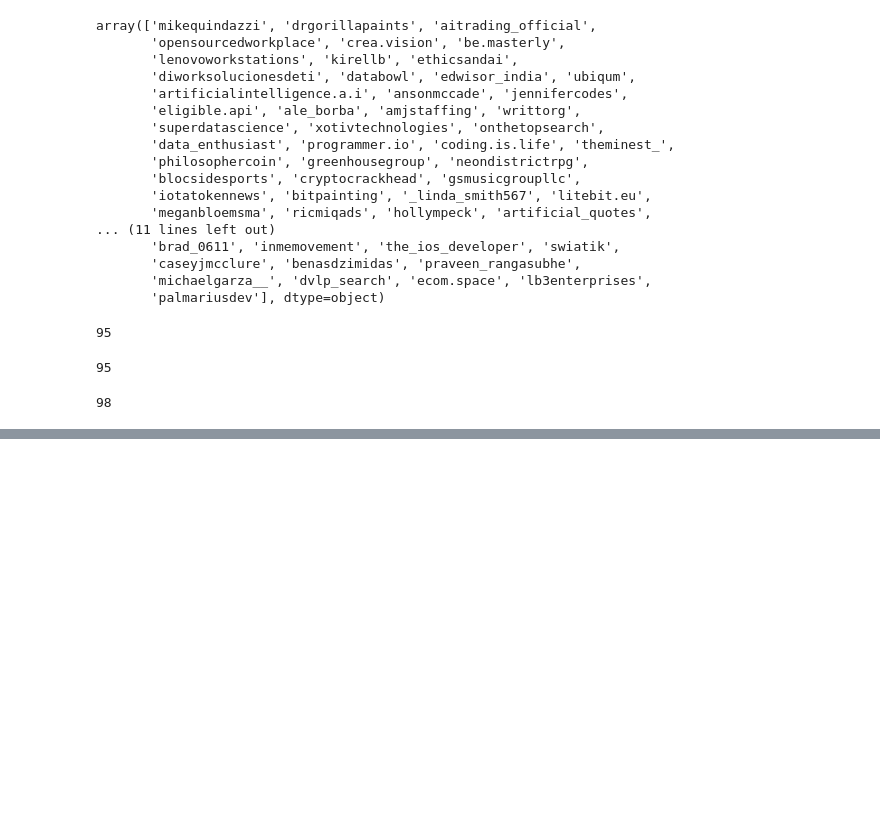
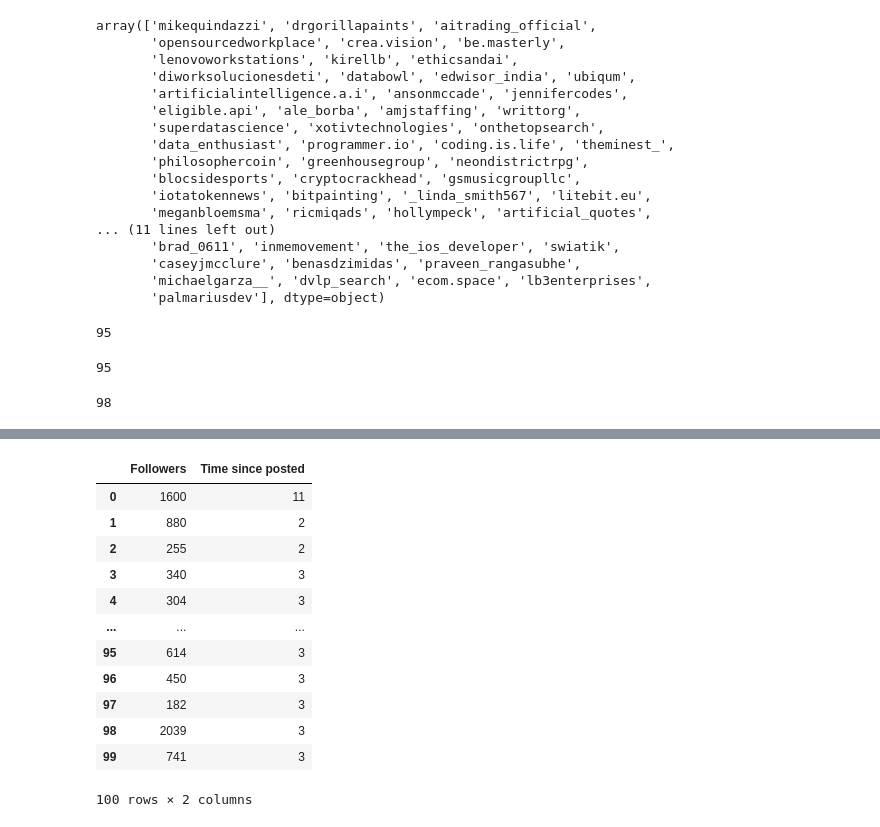
Before and after one commit to iamaakashpal/Placement-Assignment_Aakash_Pal, a Jupyter notebook: MACHINE LEARNING/1/1.ipynb, the cells around one changed output, grey strips where cells are left out. Cells and saved outputs as stored; diff of their text form; code cells hidden in the pictures; blank space fills up the shorter version.

```diff
--- a/MACHINE LEARNING/1/1.ipynb
+++ b/MACHINE LEARNING/1/1.ipynb
@@ -238,0 +275,21 @@ generate_wordcloud('USERNAME')
+# %%
+# Splitting dataset into Independent and Dependent variable
+
+X = dataset[['Followers','Time since posted']]    # Independent Variable
+y = dataset['Likes']      # Depdependent Variable
+# %%
+X
+# %% [output]
+|  | Followers | Time since posted |
+| 0 | 1600 | 11 |
+| 1 | 880 | 2 |
+| 2 | 255 | 2 |
+| 3 | 340 | 3 |
+| 4 | 304 | 3 |
+| ... | ... | ... |
+| 95 | 614 | 3 |
+| 96 | 450 | 3 |
+| 97 | 182 | 3 |
+| 98 | 2039 | 3 |
+| 99 | 741 | 3 |
+100 rows × 2 columns
```
Also changed, not shown: parts of 32 cells of this notebook.
